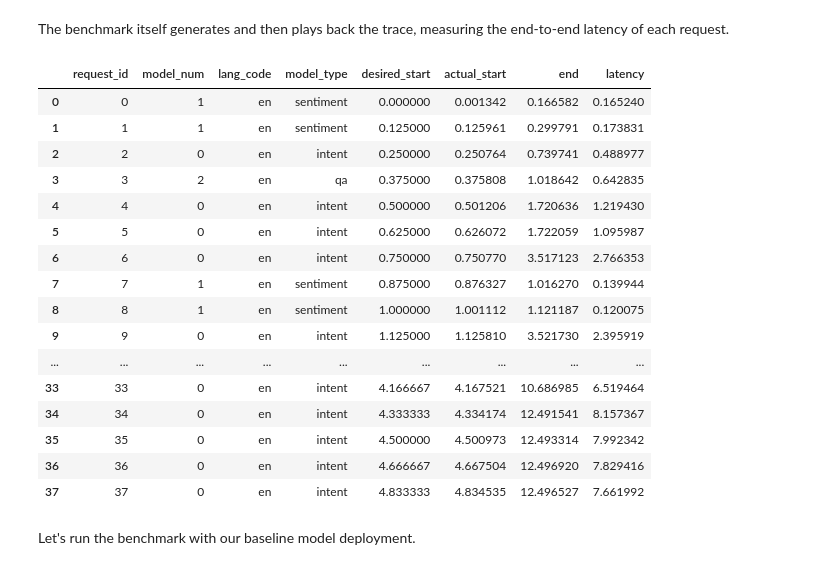
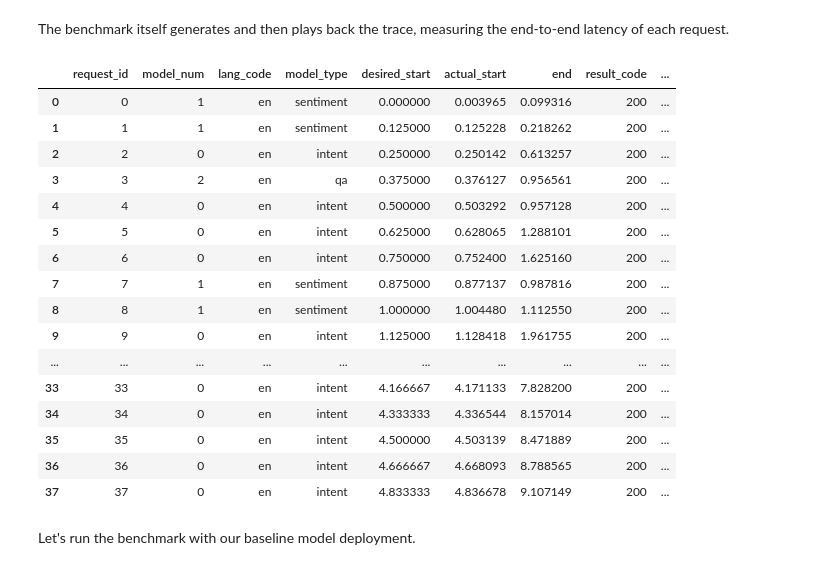
Before and after one commit to project-codeflare/zero-copy-model-loading, a Jupyter notebook: notebooks/benchmark.ipynb, the cells around one changed output. Cells and saved outputs as stored; diff of their text form; code cells hidden in the pictures.

```diff
--- a/notebooks/benchmark.ipynb
+++ b/notebooks/benchmark.ipynb
@@ -485,0 +502,7 @@ The "generate" model takes 1.879 seconds.
+# %%
+TORCHSERVE_PORT = 8080
+
+# Test with each model type
+for model_type in MODEL_INPUTS.keys():
+    times = call_model(model_type, 'en', TORCHSERVE_PORT)
+    print(f'The "{model_type}" model takes {times[2] - times[1]:1.3f} seconds.')
@@ -576,21 +606,25 @@ MODEL_ID_TO_PARAMS
 # %% [markdown]
 The benchmark itself generates and then plays back the trace, measuring the end-to-end latency of each request.
 # %%
-def run_benchmark(model_callback: Callable, requests_per_sec: float,
-                  num_sec: int,
-                  model_id_to_params: List[Tuple[str, str]],
-                  model_lambda: float = 0.3,
-                  seed: int = 42) -> pd.DataFrame:
-    """
-    A simple benchmark in Python.
+def run_single_benchmark(
+        model_callback: Callable,
+        requests_per_sec: float,
+        num_sec: int,
+        model_id_to_params: List[Tuple[str, str]],
+        model_lambda: float = 0.3,
+        seed: int = 42) -> pd.DataFrame:
+    '''
+    A single run of the benchmark.
 
     Sends a stream of requests to multiple models, with the rate varying
     according to a Poisson distribution and division of traffic among models
     following a truncated Poisson distribution.
 
     :param model_callback: Thread-safe callback function that makes a
-     single request and returns elapsed time. Should have the signature
-     `f(model_type: str, language: str)`
+                           single request and returns a tuple of
+                           ``(result code, start time, end time)``.
+                           Should have the signature
+                           `f(model_type: str, language: str)`
     :param request_per_sec: Mean of the Poisson distribution that determines
      the number of requests in each 1-second window.
     :param num_sec: Seconds of traffic to generate at the requested rate.
@@ -605,7 +639,7 @@ def run_benchmark(model_callback: Callable, requests_per_sec: float,
     :param seed: Seed for the random number generator
 
     :returns: DataFrame of benchmark results at per-request granularity
-    """
+    '''
     # Preallocate the trace as a set of lists.
     benchmark_start_time = time.time()
     desired_start_times = (
@@ -618,6 +652,7 @@ def run_benchmark(model_callback: Callable, requests_per_sec: float,
     model_types = [model_id_to_params[num][1] for num in model_nums]
     actual_start_times = [None] * num_requests
     end_times = [None] * num_requests
+    result_codes = [None] * num_requests
 
     # Because some notebook servers (i.e. VSCode) don't play well with
     # asyncio, we use threads to manage concurrent requests.
@@ -641,58 +676,64 @@ def run_benchmark(model_callback: Callable, requests_per_sec: float,
                 model_callback, model_type, lang_code)
             active_requests[future] = request_num
             request_num += 1
         else:
             # Block until it's time to send the next request or a previous
             # request is done.
             ready_set, _ = concurrent.futures.wait(
                 list(active_requests.keys()),
                 timeout=sec_to_next)
 
             # Record timings from any open requests that have completed.
             for future in ready_set:
                 request_id = active_requests.pop(future)
-                start_time, end_time = future.result()
+                result_code, start_time, end_time = future.result()
                 actual_start_times[request_id] = start_time
                 end_times[request_id] = end_time
+                result_codes[request_id] = result_code
 
     # Collate results as a DataFrame
     result = pd.DataFrame({
-        "request_id": range(num_requests),
-        "model_num": model_nums,
-        "lang_code": language_codes,
-        "model_type": model_types,
-        "desired_start": desired_start_times,
-        "actual_start": actual_start_times,
-        "end": end_times
+        'request_id': range(num_requests),
+        'model_num': model_nums,
+        'lang_code': language_codes,
+        'model_type': model_types,
+        'desired_start': desired_start_times,
+        'actual_start': actual_start_times,
+        'end': end_times,
+        'result_code': result_codes
     })
 
     # Make all times relative to start of the trace
     for key in ("desired_start", "actual_start", "end"):
         result[key] -= benchmark_start_time
     result["latency"] = result["end"] - result["actual_start"]
 
     return result
 
 
+def call_torchserve(model_type: str, language: str):
+    return call_model(model_type, language, TORCHSERVE_PORT)
+
+
 # Quick test run
-run_benchmark(call_model, 6, 5, MODEL_ID_TO_PARAMS)
+run_single_benchmark(call_torchserve, 6, 5, MODEL_ID_TO_PARAMS)
 # %% [output]
-|  | request_id | model_num | lang_code | model_type | desired_start | actual_start | end | latency |
-| 0 | 0 | 1 | en | sentiment | 0.000000 | 0.001342 | 0.166582 | 0.165240 |
-| 1 | 1 | 1 | en | sentiment | 0.125000 | 0.125961 | 0.299791 | 0.173831 |
-| 2 | 2 | 0 | en | intent | 0.250000 | 0.250764 | 0.739741 | 0.488977 |
-| 3 | 3 | 2 | en | qa | 0.375000 | 0.375808 | 1.018642 | 0.642835 |
-| 4 | 4 | 0 | en | intent | 0.500000 | 0.501206 | 1.720636 | 1.219430 |
-| 5 | 5 | 0 | en | intent | 0.625000 | 0.626072 | 1.722059 | 1.095987 |
-| 6 | 6 | 0 | en | intent | 0.750000 | 0.750770 | 3.517123 | 2.766353 |
-| 7 | 7 | 1 | en | sentiment | 0.875000 | 0.876327 | 1.016270 | 0.139944 |
-| 8 | 8 | 1 | en | sentiment | 1.000000 | 1.001112 | 1.121187 | 0.120075 |
-| 9 | 9 | 0 | en | intent | 1.125000 | 1.125810 | 3.521730 | 2.395919 |
-| ... | ... | ... | ... | ... | ... | ... | ... | ... |
-| 33 | 33 | 0 | en | intent | 4.166667 | 4.167521 | 10.686985 | 6.519464 |
-| 34 | 34 | 0 | en | intent | 4.333333 | 4.334174 | 12.491541 | 8.157367 |
-| 35 | 35 | 0 | en | intent | 4.500000 | 4.500973 | 12.493314 | 7.992342 |
-| 36 | 36 | 0 | en | intent | 4.666667 | 4.667504 | 12.496920 | 7.829416 |
-| 37 | 37 | 0 | en | intent | 4.833333 | 4.834535 | 12.496527 | 7.661992 |
+|  | request_id | model_num | lang_code | model_type | desired_start | actual_start | end | result_code | ... |
+| 0 | 0 | 1 | en | sentiment | 0.000000 | 0.003965 | 0.099316 | 200 | ... |
+| 1 | 1 | 1 | en | sentiment | 0.125000 | 0.125228 | 0.218262 | 200 | ... |
+| 2 | 2 | 0 | en | intent | 0.250000 | 0.250142 | 0.613257 | 200 | ... |
+| 3 | 3 | 2 | en | qa | 0.375000 | 0.376127 | 0.956561 | 200 | ... |
+| 4 | 4 | 0 | en | intent | 0.500000 | 0.503292 | 0.957128 | 200 | ... |
+| 5 | 5 | 0 | en | intent | 0.625000 | 0.628065 | 1.288101 | 200 | ... |
+| 6 | 6 | 0 | en | intent | 0.750000 | 0.752400 | 1.625160 | 200 | ... |
+| 7 | 7 | 1 | en | sentiment | 0.875000 | 0.877137 | 0.987816 | 200 | ... |
+| 8 | 8 | 1 | en | sentiment | 1.000000 | 1.004480 | 1.112550 | 200 | ... |
+| 9 | 9 | 0 | en | intent | 1.125000 | 1.128418 | 1.961755 | 200 | ... |
+| ... | ... | ... | ... | ... | ... | ... | ... | ... | ... |
+| 33 | 33 | 0 | en | intent | 4.166667 | 4.171133 | 7.828200 | 200 | ... |
+| 34 | 34 | 0 | en | intent | 4.333333 | 4.336544 | 8.157014 | 200 | ... |
+| 35 | 35 | 0 | en | intent | 4.500000 | 4.503139 | 8.471889 | 200 | ... |
+| 36 | 36 | 0 | en | intent | 4.666667 | 4.668093 | 8.788565 | 200 | ... |
+| 37 | 37 | 0 | en | intent | 4.833333 | 4.836678 | 9.107149 | 200 | ... |
 # %% [markdown]
 Let's run the benchmark with our baseline model deployment.
```
Also changed, not shown: parts of 109 cells of this notebook, 2 other files.
